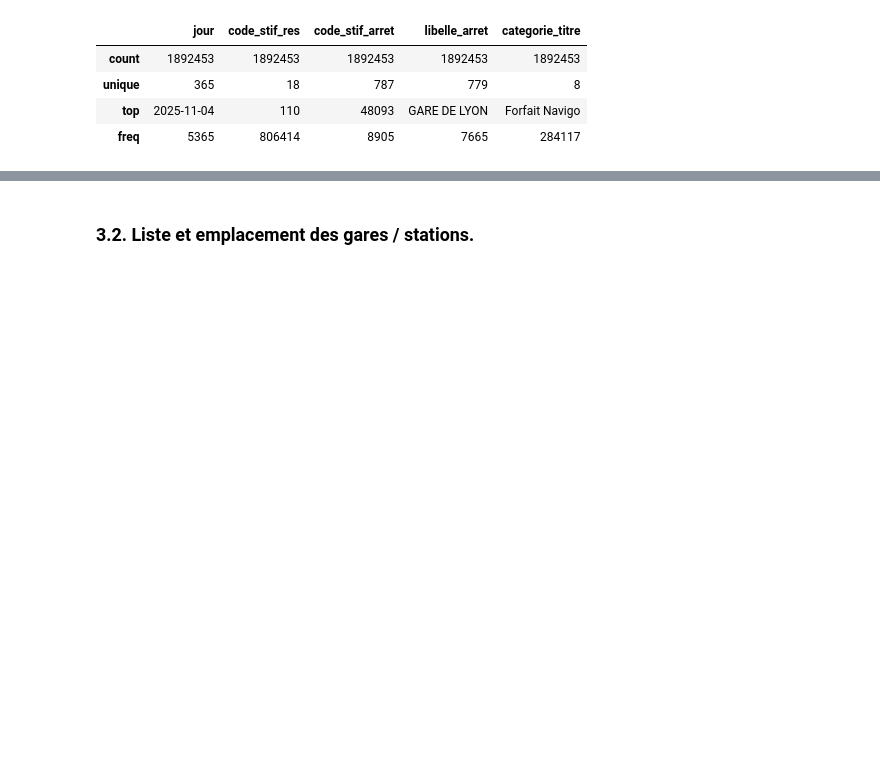
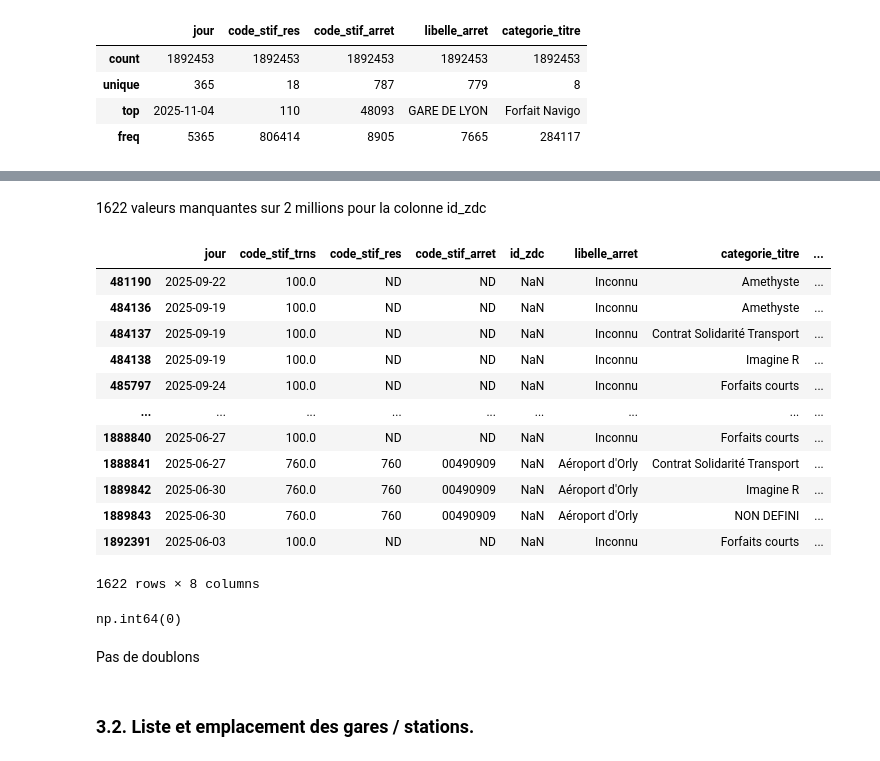
Before and after one commit to m1111111ke/idfm, a Jupyter notebook: notebooks/idfm.ipynb, the cells around one changed output, grey strips where cells are left out. Drawn from its saved outputs; the diff is of its cells as text; code cells hidden in the pictures; blank space fills up the shorter version.

```diff
--- a/notebooks/idfm.ipynb
+++ b/notebooks/idfm.ipynb
@@ -93,0 +135,3 @@ validations_df.describe(include=object)
+# %%
+# Correction "categorie_titre": renommer "Contrat Solidarité Transport" par "Contrat Solidarite Transport"
+validations_df["categorie_titre"] = validations_df["categorie_titre"].replace("Contrat Solidarité Transport", "Contrat Solidarite Transport")
@@ -94,3 +163,29 @@ validations_df.describe(include=object)
+# %% [markdown]
+1622 valeurs manquantes sur 2 millions pour la colonne id_zdc
+# %%
+# A quoi correspondent les valeurs manquantes ?
+validations_df[validations_df["id_zdc"].isnull()]
+# %% [output]
+|  | jour | code_stif_trns | code_stif_res | code_stif_arret | id_zdc | libelle_arret | categorie_titre | ... |
+| 481190 | 2025-09-22 | 100.0 | ND | ND | NaN | Inconnu | Amethyste | ... |
+| 484136 | 2025-09-19 | 100.0 | ND | ND | NaN | Inconnu | Amethyste | ... |
+| 484137 | 2025-09-19 | 100.0 | ND | ND | NaN | Inconnu | Contrat Solidarité Transport | ... |
+| 484138 | 2025-09-19 | 100.0 | ND | ND | NaN | Inconnu | Imagine R | ... |
+| 485797 | 2025-09-24 | 100.0 | ND | ND | NaN | Inconnu | Forfaits courts | ... |
+| ... | ... | ... | ... | ... | ... | ... | ... | ... |
+| 1888840 | 2025-06-27 | 100.0 | ND | ND | NaN | Inconnu | Forfaits courts | ... |
+| 1888841 | 2025-06-27 | 760.0 | 760 | 00490909 | NaN | Aéroport d'Orly | Contrat Solidarité Transport | ... |
+| 1889842 | 2025-06-30 | 760.0 | 760 | 00490909 | NaN | Aéroport d'Orly | Imagine R | ... |
+| 1889843 | 2025-06-30 | 760.0 | 760 | 00490909 | NaN | Aéroport d'Orly | NON DEFINI | ... |
+| 1892391 | 2025-06-03 | 100.0 | ND | ND | NaN | Inconnu | Forfaits courts | ... |
+1622 rows × 8 columns
+# %%
+# Doublons
+validations_df.duplicated().sum()
+# %% [output]
+np.int64(0)
+# %% [markdown]
+Pas de doublons
 # %% [markdown]
 ### 3.2. Liste et emplacement des gares / stations.
 # %% [markdown]
```
Also changed, not shown: parts of 41 cells of this notebook.
